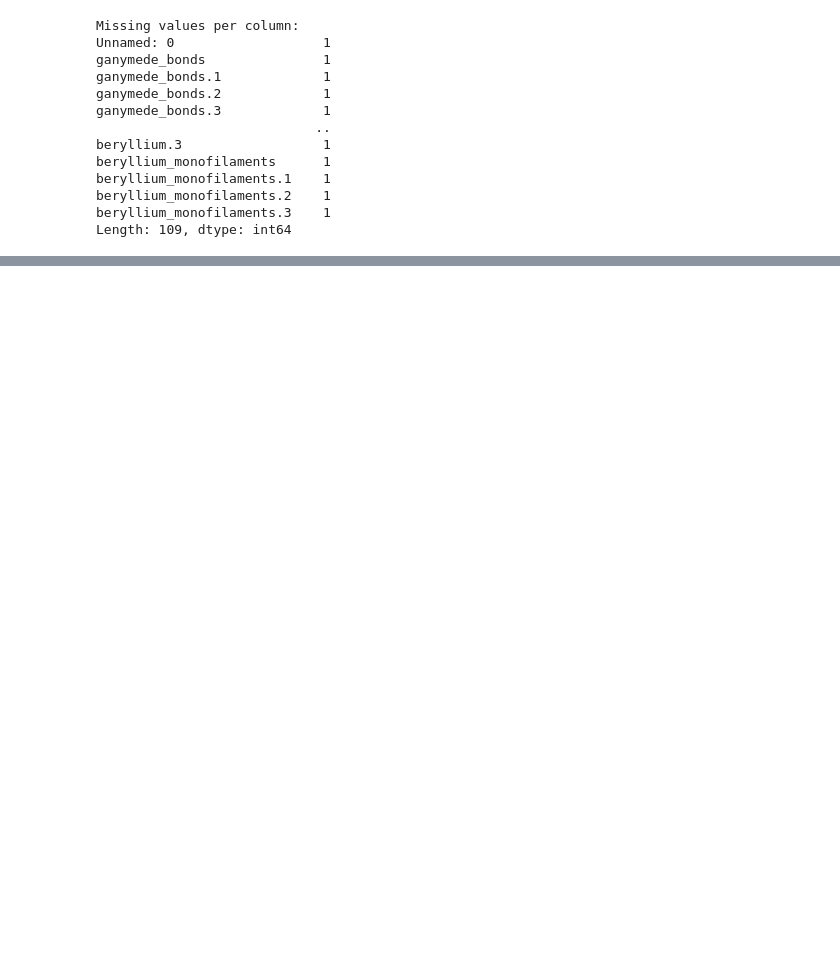
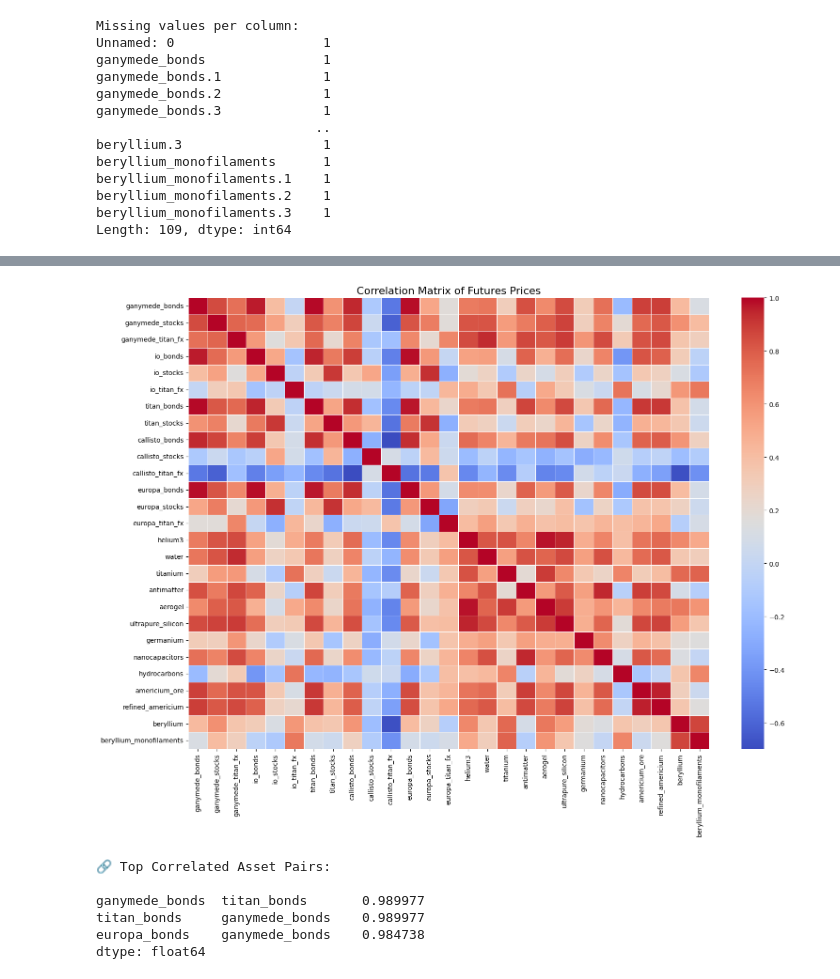
Before and after one commit to ge96lip/financial_trading, a Jupyter notebook: data_exploration.ipynb, the cells around one changed output, grey strips where cells are left out. Drawn from its saved outputs; the diff is of its cells as text; code cells hidden in the pictures; blank space fills up the shorter version.

```diff
--- a/data_exploration.ipynb
+++ b/data_exploration.ipynb
@@ -81,0 +154,47 @@ TypeError: 'value' must be an instance of str or bytes, not a float
+# %%
+import seaborn as sns
+
+# Compute the correlation matrix
+corr_matrix = df.corr()
+
+# Set up the matplotlib figure
+plt.figure(figsize=(16, 12))
+plt.title("Correlation Matrix of Futures Prices", fontsize=16)
+
+# Plot the heatmap
+sns.heatmap(corr_matrix, cmap="coolwarm", annot=False, fmt=".2f", linewidths=0.5)
+
+plt.tight_layout()
+plt.show()
+# %% [output]
+[figure, added]
+# %%
+import pandas as pd
+import numpy as np
+
+# Compute correlation matrix (if not already done)
+corr_matrix = df.corr()
+
+# Remove self-correlations by setting diagonal to NaN
+np.fill_diagonal(corr_matrix.values, np.nan)
+
+# Unstack to get pairwise combinations
+corr_pairs = corr_matrix.unstack().dropna()
+
+# Drop duplicate pairs (A-B and B-A)
+corr_pairs = corr_pairs[~corr_pairs.index.duplicated(keep='first')]
+
+# Sort by absolute correlation strength (descending)
+strongest_pairs = corr_pairs.reindex(corr_pairs.abs().sort_values(ascending=False).index)
+
+# Show top N most correlated asset pairs
+top_n = 3
+print("\n🔗 Top Correlated Asset Pairs:\n")
+print(strongest_pairs.head(top_n))
+# %% [output]
+🔗 Top Correlated Asset Pairs:
+
+ganymede_bonds  titan_bonds       0.989977
+titan_bonds     ganymede_bonds    0.989977
+europa_bonds    ganymede_bonds    0.984738
+dtype: float64
```
Also changed, not shown: parts of 6 cells of this notebook.
